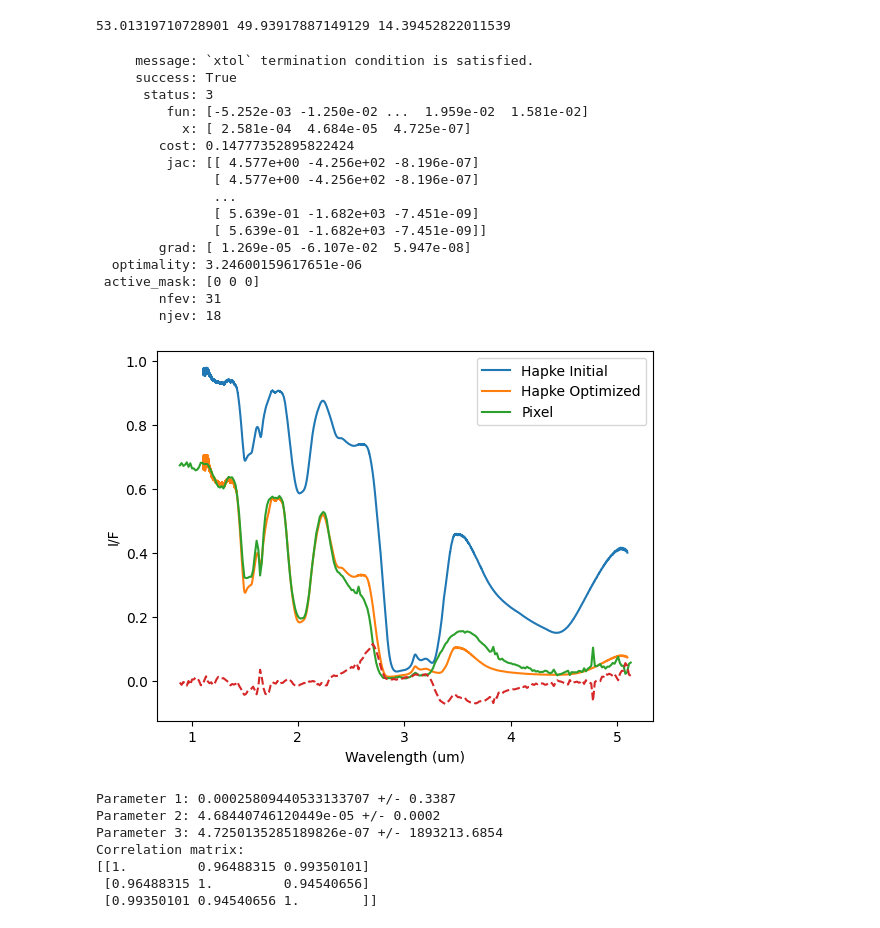
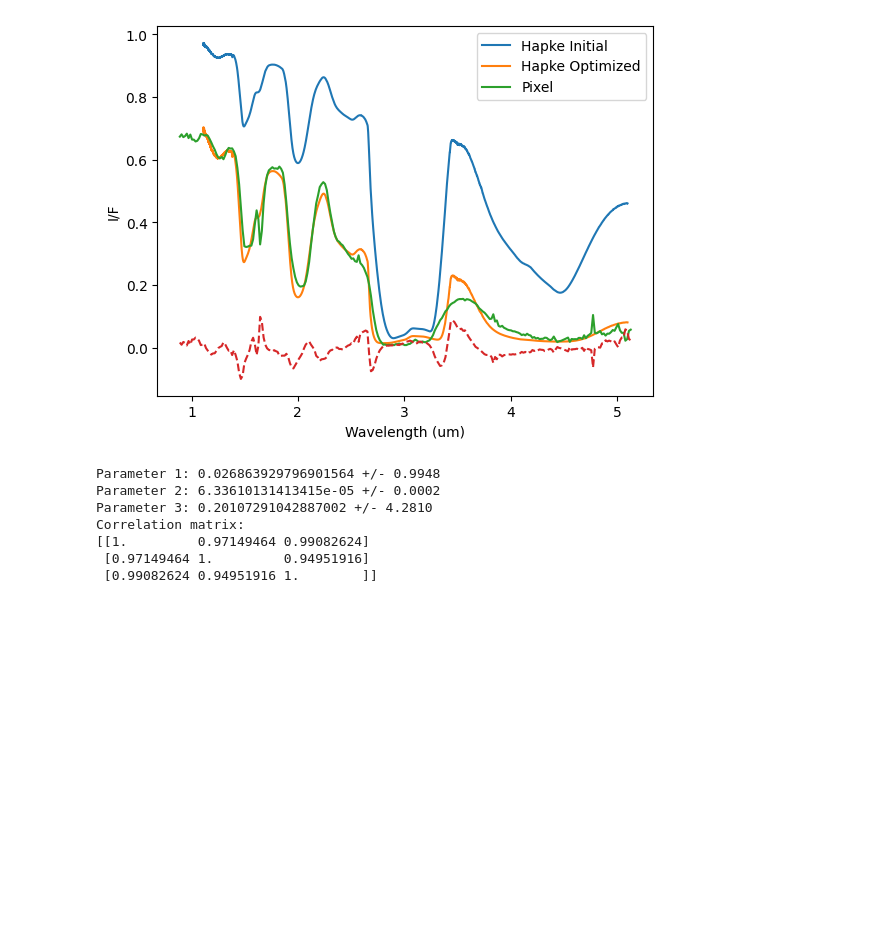
Before and after one commit to mrejonlopez/Hapke-Model, a Jupyter notebook: HapkeFit.ipynb, the cells around one changed output. Cells and saved outputs as stored; diff of their text form; code cells hidden in the pictures; blank space fills up the shorter version.

```diff
--- a/HapkeFit.ipynb
+++ b/HapkeFit.ipynb
@@ -112,5 +37,5 @@ Cube saved in: C:/Users/USUARIO/Desktop/MSc Thesis/Phase A - Data Analysis/Data/
 # %%
-data = np.loadtxt('./Optical Constants/Crystalline_120.txt')
+data = np.loadtxt('./Optical Constants/Amorphous_120.txt')
 
 # OPTICAL RANGE OF THE VIMS INSTRUMENT
 
@@ -130,64 +55,37 @@ n_range = [n[i] for i in indices]
 k_range = [k[i] for i in indices]
 # %%
 pixel1 = cube@(36, 15)
+e, i, phase = [np.deg2rad(pixel1.eme),np.deg2rad(pixel1.inc),np.deg2rad(pixel1.phase)]
 
-i = np.deg2rad(pixel1.inc)
-e = np.deg2rad(pixel1.eme)
-g = np.deg2rad(pixel1.phase)
-
-print(pixel1.inc,pixel1.eme,pixel1.phase)
+angles = [e,i,phase]
 
 IF1 = pixel1.spectrum
 wav1 = pixel1.wvlns
 
-gamma = np.arctan((np.cos(i))/(np.cos(e)*np.sin(g)) - 1 / np.tan(g))
-beta = np.cos(e)/np.cos(gamma)
-
-disk_f = np.cos(g/2)*np.cos((np.pi/(np.pi-g))*(gamma-g/2))*beta**(g/(np.pi-g))/np.cos(gamma)
-albedo = IF1/(disk_f*(1-0.3651*g))
-
-
-
 ini_par = [0.30, 0.00001, np.deg2rad(20)]
 
 optimized_parameters = optimize.least_squares(
-    cost_function, ini_par, args=(wavelength_range1, e, i, g, IF1, wav1), bounds=([0.0,0.0,0.0], [0.75,0.0001,np.deg2rad(45)])
+    hapke.cost_function, ini_par, args=(wavelength_range1, angles, IF1, wav1,n_range,k_range), bounds=([0.0,0.0,0.0], [0.75,0.001,np.deg2rad(45)])
 )
-# %% [output]
-53.01319710728901 49.93917887149129 14.39452822011539
 # %%
-print(optimized_parameters)
 optimized_values = optimized_parameters.x
-new_hapke = hapke_model(optimized_parameters.x,wavelength_range1,e,i,g)
+
+old_hapke = hapke.hapke_model(ini_par,wavelength_range1, angles, n_range,k_range)['IF']
+
+new_hapke = hapke.hapke_model(optimized_parameters.x,wavelength_range1,angles, n_range,k_range)['IF']
 
 fig, ax = plt.subplots()
-ax.plot(wavelength_range1, hapke_model(ini_par,wavelength_range1,e,i,g), label = 'Hapke Initial')
+ax.plot(wavelength_range1, old_hapke, label = 'Hapke Initial')
 ax.plot(wavelength_range1, new_hapke, label = 'Hapke Optimized')
 ax.plot(wav1, IF1, label = 'Pixel')
 ax.plot(wav1, optimized_parameters.fun, ls = '--')
 ax.set_xlabel('Wavelength (um)')
 ax.set_ylabel('I/F')
 ax.set_title('')
 ax.legend()
 plt.show()
 # %% [output]
-     message: `xtol` termination condition is satisfied.
-     success: True
-      status: 3
-         fun: [-5.252e-03 -1.250e-02 ...  1.959e-02  1.581e-02]
-           x: [ 2.581e-04  4.684e-05  4.725e-07]
-        cost: 0.14777352895822424
-         jac: [[ 4.577e+00 -4.256e+02 -8.196e-07]
-               [ 4.577e+00 -4.256e+02 -8.196e-07]
-               ...
-               [ 5.639e-01 -1.682e+03 -7.451e-09]
-               [ 5.639e-01 -1.682e+03 -7.451e-09]]
-        grad: [ 1.269e-05 -6.107e-02  5.947e-08]
-  optimality: 3.24600159617651e-06
- active_mask: [0 0 0]
-        nfev: 31
-        njev: 18
-[figure, old version]
+[figure, new version]
 # %%
 optimized_values = optimized_parameters.x
 
@@ -207,13 +105,13 @@ correlation_matrix = cov_matrix / np.outer(parameter_errors, parameter_errors)
 print("Correlation matrix:")
 print(correlation_matrix)
 # %% [output]
-Parameter 1: 0.00025809440533133707 +/- 0.3387
-Parameter 2: 4.68440746120449e-05 +/- 0.0002
-Parameter 3: 4.7250135285189826e-07 +/- 1893213.6854
+Parameter 1: 0.026863929796901564 +/- 0.9948
+Parameter 2: 6.33610131413415e-05 +/- 0.0002
+Parameter 3: 0.20107291042887002 +/- 4.2810
 Correlation matrix:
-[[1.         0.96488315 0.99350101]
- [0.96488315 1.         0.94540656]
- [0.99350101 0.94540656 1.        ]]
+[[1.         0.97149464 0.99082624]
+ [0.97149464 1.         0.94951916]
+ [0.99082624 0.94951916 1.        ]]
 # %%
 plt.figure(figsize=(12, 8))
 
```
Also changed, not shown: parts of 7 cells of this notebook, 3 other files.
